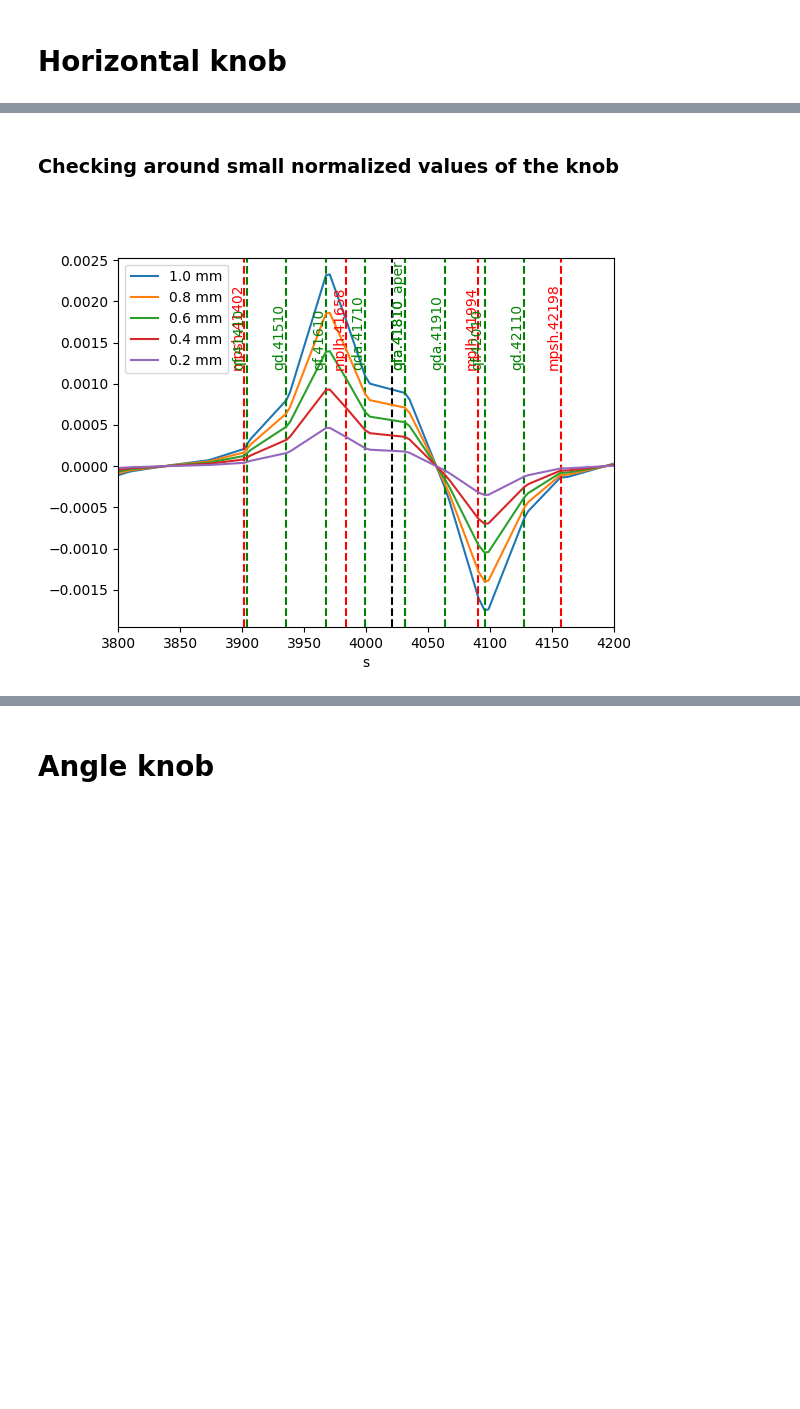
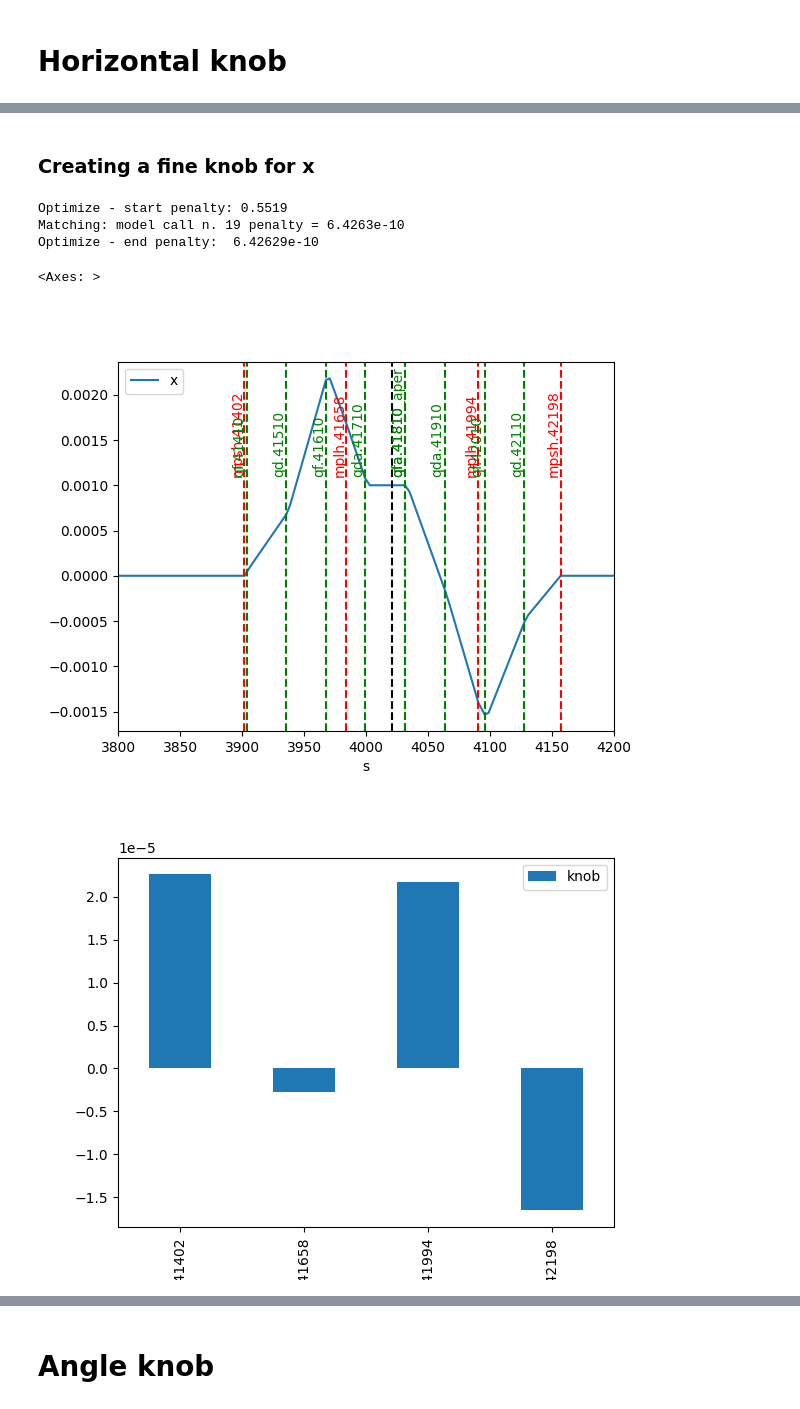
Before and after one commit to giacomells/Technical-Student-2024-2025, a Jupyter notebook: OrthogonalKnobsLSS4/OrthogonalKnobs.ipynb, the cells around one changed output, grey strips where cells are left out. Cells and saved outputs as stored; diff of their text form; code cells hidden in the pictures; blank space fills up the shorter version.

```diff
--- a/OrthogonalKnobsLSS4/OrthogonalKnobs.ipynb
+++ b/OrthogonalKnobsLSS4/OrthogonalKnobs.ipynb
@@ -122,10 +170,24 @@ for name, knob in bumpers.items():
 # %% [markdown]
-### Checking around small normalized values of the knob
+### Creating a fine knob for x
-# %%
-fig, ax = plt.subplots()
-for i, knob in enumerate([0.2, 0.4, 0.6, 0.8, 1.0][::-1]):
-    line.env["x_teca_knob"] = knob
-    plot_bump(ax, show_elements=True if i == 0 else False, label=f"{knob:.1f} mm")
-# %% [output]
-[figure, removed]
+# %%
+fig, ax = plt.subplots()
+
+line.env["x_teca_knob"] = 0
+opt_x_LSS4 = op.set_x_knobLSS4(line)
+
+plot_bump(ax)
+
+settings = {}
+for name, knob in bumpers.items():
+    settings[name] = line.vv[knob]
+
+settings = pd.DataFrame(settings, index=['knob']).T
+settings.plot(kind='bar')
+# %% [output]
+Optimize - start penalty: 0.5519
+Matching: model call n. 19 penalty = 6.4263e-10
+Optimize - end penalty:  6.42629e-10
+<Axes: >
+[figure, added]
+[figure, added]
 # %% [markdown]
```
Also changed, not shown: parts of 21 cells of this notebook.
